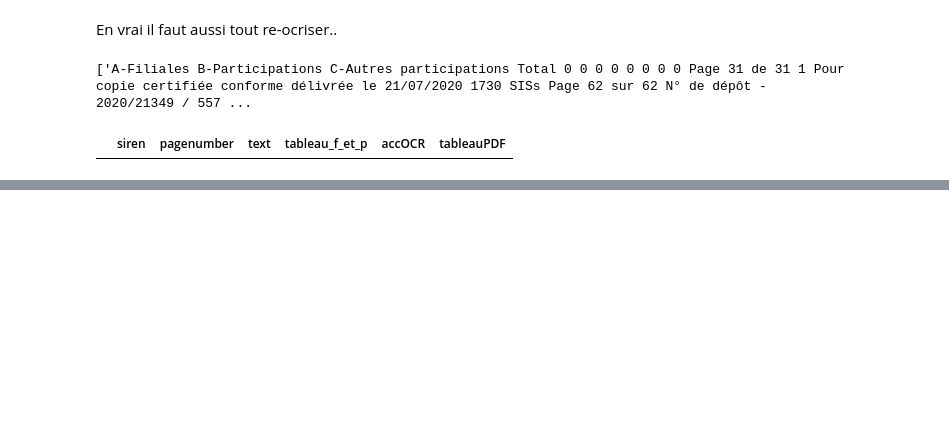
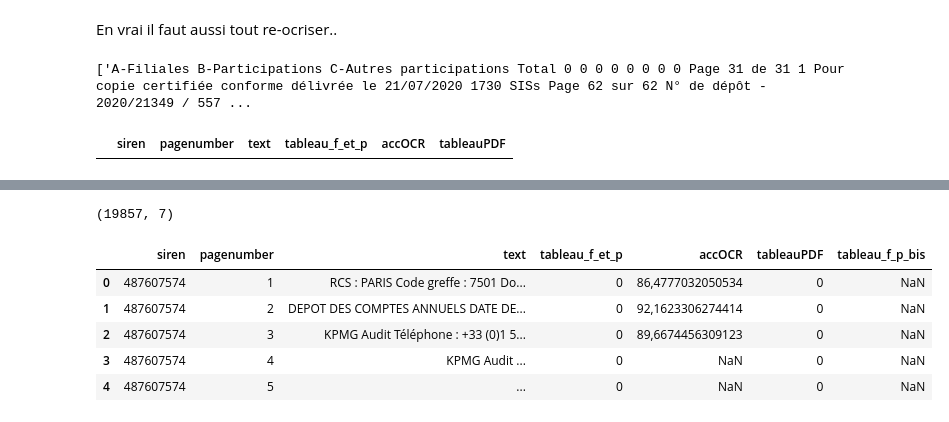
Before and after one commit to InseeFrLab/extraction-comptes-sociaux, a Jupyter notebook: notebooks/review_labels.ipynb, the cells around one changed output, grey strips where cells are left out. Drawn from its saved outputs; the diff is of its cells as text; code cells hidden in the pictures; blank space fills up the shorter version.

Commit message:
Review labels

```diff
--- a/notebooks/review_labels.ipynb
+++ b/notebooks/review_labels.ipynb
@@ -319,0 +414,3 @@ labels_dict["790052997"] = [32]
+# %%
+sirens_corr = pd.Series(labels_dict.keys()).unique().astype(int)
+sirens_corr
@@ -319,0 +435,2 @@ labels_dict["790052997"] = [32]
+# %%
+df_sel = df[df.siren.isin(sirens_corr)]
@@ -319,0 +452,3 @@ labels_dict["790052997"] = [32]
+# %%
+df_corr["siren"] = df_corr["siren"].astype(int)
+df_corr.info()
@@ -319,0 +466,14 @@ labels_dict["790052997"] = [32]
+# %%
+df_sel_merged = pd.merge(df_sel, df_corr, how="left", on=["siren", "pagenumber"])
+df_sel_merged.shape
+# %% [output]
+(19857, 7)
+# %%
+df_sel_merged.head()
+# %% [output]
+|  | siren | pagenumber | text | tableau_f_et_p | accOCR | tableauPDF | tableau_f_p_bis |
+| 0 | 487607574 | 1 | RCS : PARIS Code greffe : 7501 Do... | 0 | 86,4777032050534 | 0 | NaN |
+| 1 | 487607574 | 2 | DEPOT DES COMPTES ANNUELS DATE DE... | 0 | 92,1623306274414 | 0 | NaN |
+| 2 | 487607574 | 3 | KPMG Audit Téléphone : +33 (0)1 5... | 0 | 89,6674456309123 | 0 | NaN |
+| 3 | 487607574 | 4 | KPMG Audit ... | 0 | NaN | 0 | NaN |
+| 4 | 487607574 | 5 | ... | 0 | NaN | 0 | NaN |
```
Also changed, not shown: parts of 22 cells of this notebook.
